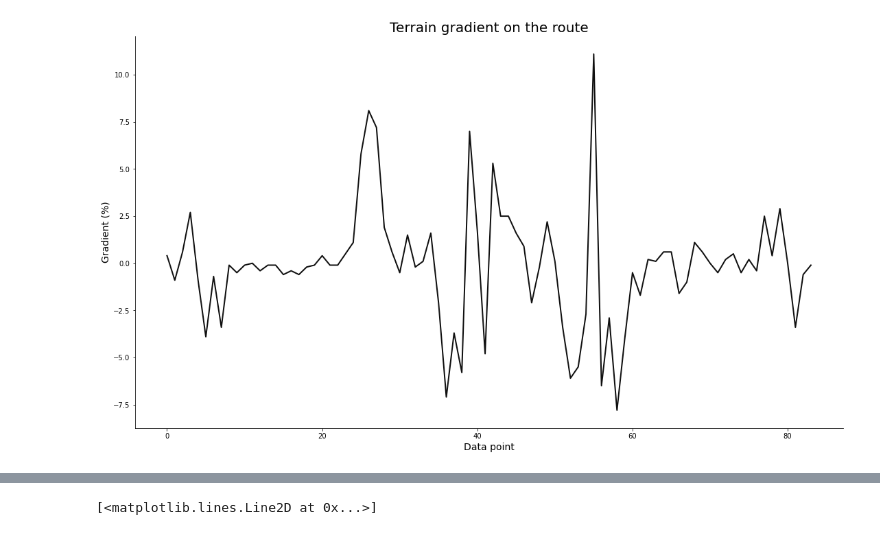
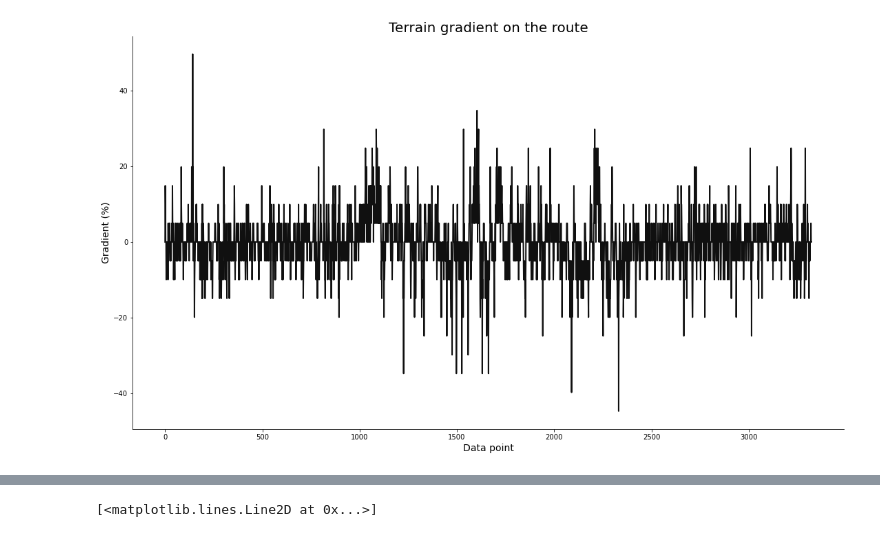
Before and after one commit to lrhf97/gpx_analysis, a Jupyter notebook: gradient_creation.ipynb, the cells around one changed output, grey strips where cells are left out. Cells and saved outputs as stored; diff of their text form; code cells hidden in the pictures.

```diff
--- a/gradient_creation.ipynb
+++ b/gradient_creation.ipynb
@@ -23,7 +23,7 @@ df.head()
 def section_distance(df,unit):
     return df['cum_distance']//unit +1
 # %%
-unit1 = .1
+unit1 = .0025
 print(unit1*5280, "feet interval")
 df['grade_section_exp'] = df.apply(section_distance,unit=unit1, axis=1)
 
@@ -53,21 +53,21 @@ def grade_marker_loc(df):
 # %%
 prev = df['elevation'][0]
 conversion_factor = 0.62137119
 gradient =[]
 grade_markers = grade_marker_loc(df)
 for i in grade_markers:
     el_diff = df['elevation'][i] - prev
     unit_gradient = el_diff/(unit1/conversion_factor*1000)*100
-    gradient.append(np.round(unit_gradient,1))
+    gradient.append(np.round(unit_gradient,2))
     prev = df['elevation'][i]
 
 plt.figure(figsize=(18.5, 10.5))
 plt.title('Terrain gradient on the route', size=20)
 plt.xlabel('Data point', size=14)
 plt.ylabel('Gradient (%)', size=14)
 plt.plot(np.arange(len(gradient)), gradient, lw=2, color='#101010');
 # %% [output]
-[figure, old version]
+[figure, new version]
 # %%
 prev = df['second'][0]
 conversion_factor = 0.62137119
```
Also changed, not shown: parts of 5 cells of this notebook.
